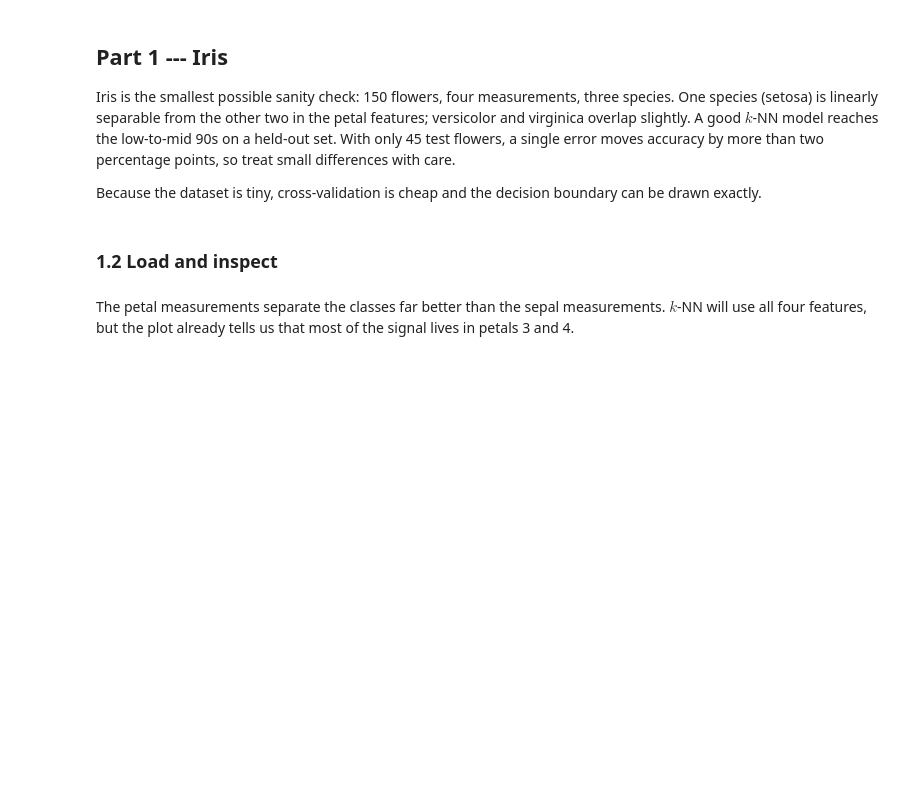
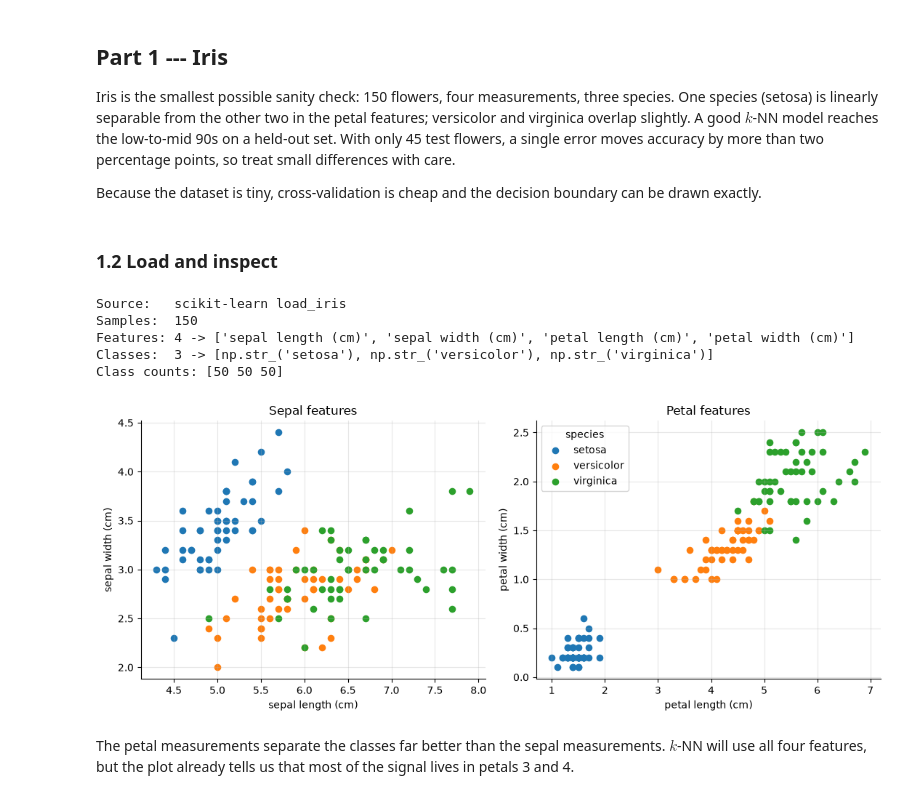
Before and after one commit to aashra9/Machine-Learning, a Jupyter notebook: Code/knn_datasets_worksheet.ipynb, the cells around one changed output. Cells and saved outputs as stored; diff of their text form; code cells hidden in the pictures; blank space fills up the shorter version.

```diff
--- a/Code/knn_datasets_worksheet.ipynb
+++ b/Code/knn_datasets_worksheet.ipynb
@@ -194,26 +200,57 @@ drawn exactly.
 # %% [markdown]
 ### 1.2 Load and inspect
 # %%
+# --- 1. LOAD AND UNPACK THE DATASET ---
+
+# Load the classic Iris flower dataset from scikit-learn
 iris = load_iris()
-X_iris, y_iris = iris.data, iris.target
+
+# Separate the input measurements (features) and the flower species IDs (targets)
+x_iris, y_iris = iris.data, iris.target
+
+# Convert the array of species names ('setosa', 'versicolor', 'virginica') to a standard Python list
 class_names_iris = list(iris.target_names)
 
+# --- 2. INSPECT THE DATASET SUMMARY ---
+# Print the data source name
 print(f"Source:   scikit-learn load_iris")
-print(f"Samples:  {X_iris.shape[0]}")
-print(f"Features: {X_iris.shape[1]} -> {iris.feature_names}")
+# Print the total number of flower samples (rows in the dataset: 150)
+print(f"Samples:  {x_iris.shape[0]}")
+# Print the number of measurements per flower (columns: 4) and their names
+print(f"Features: {x_iris.shape[1]} -> {iris.feature_names}")
+# Print the number of flower species (3) and their names
 print(f"Classes:  {len(class_names_iris)} -> {class_names_iris}")
+# Count and print how many samples belong to each species (50 of each)
 print("Class counts:", np.bincount(y_iris))
 
+# --- 3. VISUALIZE THE FEATURES ---
+# Create a figure with 1 row and 2 side-by-side subplots, sized 11x4.5 inches
 fig, axes = plt.subplots(1, 2, figsize=(11, 4.5))
+# Loop through each species index (0, 1, 2) and its corresponding name
 for label, name in enumerate(class_names_iris):
+    # Create a True/False filter to isolate only the rows belonging to the current species
     mask = y_iris == label
-    axes[0].scatter(X_iris[mask, 0], X_iris[mask, 1], s=35, label=name)
-    axes[1].scatter(X_iris[mask, 2], X_iris[mask, 3], s=35, label=name)
+    # Left plot: scatter plot of sepal length (col 0) vs. sepal width (col 1), with dot size 35
+    axes[0].scatter(x_iris[mask, 0], x_iris[mask, 1], s=35, label=name)
+    # Right plot: scatter plot of petal length (col 2) vs. petal width (col 3), with dot size 35
+    axes[1].scatter(x_iris[mask, 2], x_iris[mask, 3], s=35, label=name)
+# Add axis labels and a title to the left subplot
 axes[0].set(xlabel="sepal length (cm)", ylabel="sepal width (cm)", title="Sepal features")
+# Add axis labels and a title to the right subplot
 axes[1].set(xlabel="petal length (cm)", ylabel="petal width (cm)", title="Petal features")
+# Display the color legend on the right subplot using the labels defined in the loop
 axes[1].legend(title="species")
+# Automatically adjust spacing between subplots so labels don't overlap
 fig.tight_layout()
+# Render and display the final plots on screen
 plt.show()
+# %% [output]
+Source:   scikit-learn load_iris
+Samples:  150
+Features: 4 -> ['sepal length (cm)', 'sepal width (cm)', 'petal length (cm)', 'petal width (cm)']
+Classes:  3 -> [np.str_('setosa'), np.str_('versicolor'), np.str_('virginica')]
+Class counts: [50 50 50]
+[figure, added]
 # %% [markdown]
 The petal measurements separate the classes far better than the sepal measurements.
 $k$-NN will use all four features, but the plot already tells us that most of the signal
```
Also changed, not shown: parts of 11 cells of this notebook, 54 other files.
